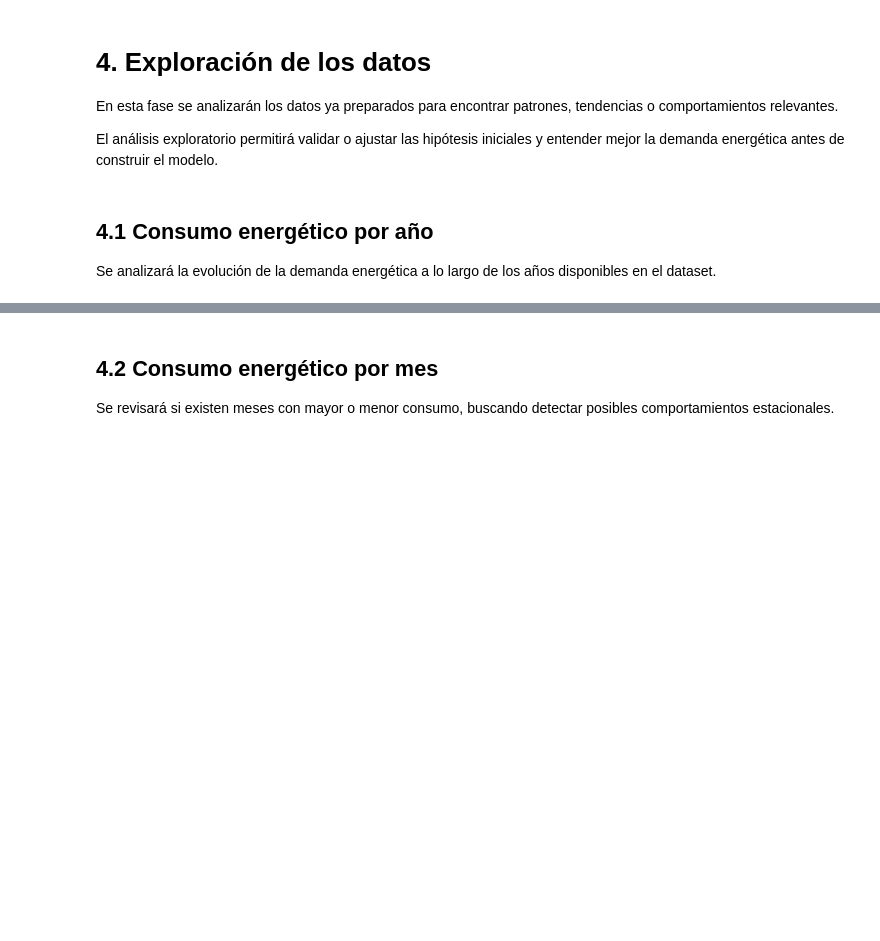
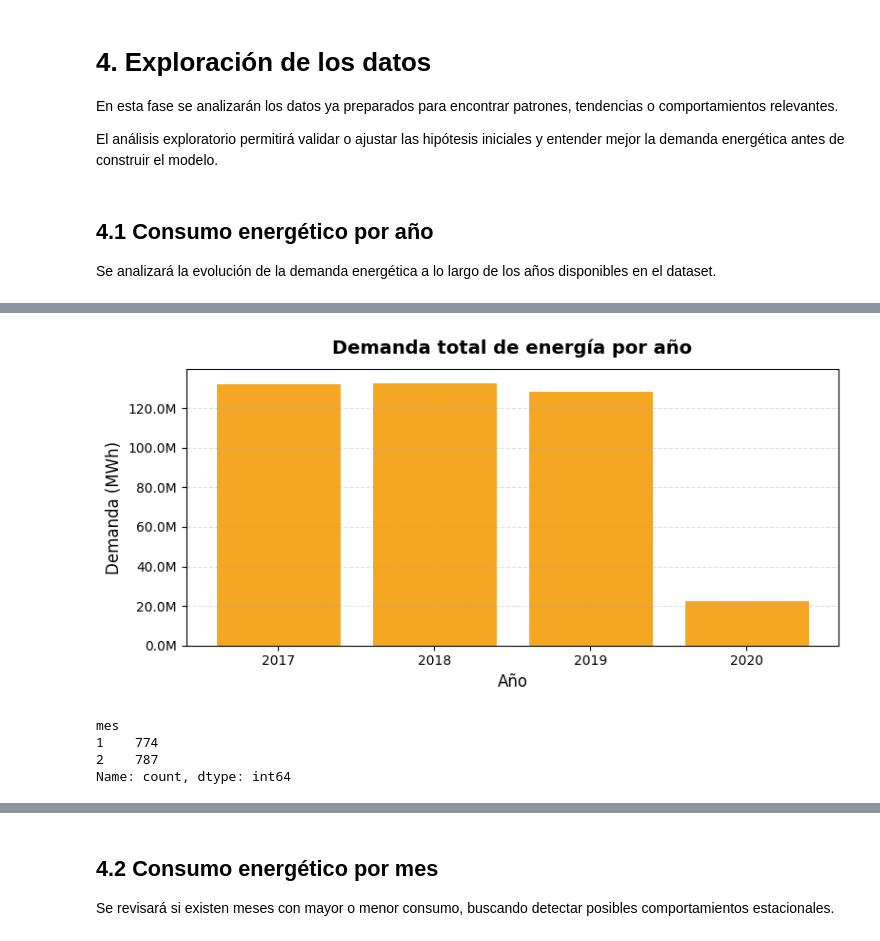
Before and after one commit to ju4n1t0x/eficiencia_energetica, a Jupyter notebook: 01_notebooks/TPI_Energia_CRISP_DM.ipynb, the cells around one changed output, grey strips where cells are left out. Drawn from its saved outputs; the diff is of its cells as text; code cells hidden in the pictures; blank space fills up the shorter version.

Commit message:
feat: notebook EDA limpio y figuras guardadas en 03_outputs

```diff
--- a/01_notebooks/TPI_Energia_CRISP_DM.ipynb
+++ b/01_notebooks/TPI_Energia_CRISP_DM.ipynb
@@ -952,3 +959,7 @@ El análisis exploratorio permitirá validar o ajustar las hipótesis iniciales
 ## 4.1 Consumo energético por año
 
 Se analizará la evolución de la demanda energética a lo largo de los años disponibles en el dataset.
+# %%
+# Cargamos el dataset limpio
+df_limpio = pd.read_csv(PROCESSED_DATA_DIR / "demanda_limpia.csv")
+df_limpio.head()
@@ -954,0 +973,30 @@ Se analizará la evolución de la demanda energética a lo largo de los años di
+# %%
+# Importamos librerias necesarias para graficar
+import matplotlib.pyplot as plt
+import matplotlib.ticker as mticker
+
+demanda_anual = df_limpio.groupby('anio')['demanda_mwh'].sum().reset_index()
+
+fig, ax = plt.subplots(figsize=(8, 4))
+ax.bar(demanda_anual['anio'], demanda_anual['demanda_mwh'],
+       color='#F5A623', edgecolor='white', linewidth=0.8)
+
+ax.set_title('Demanda total de energía por año', fontsize=14, fontweight='bold', pad=12)
+ax.set_xlabel('Año', fontsize=12)
+ax.set_ylabel('Demanda (MWh)', fontsize=12)
+ax.set_xticks(demanda_anual['anio'])
+ax.yaxis.set_major_formatter(mticker.FuncFormatter(lambda x, _: f'{x/1e6:.1f}M'))
+ax.grid(axis='y', linestyle='--', alpha=0.4)
+
+plt.tight_layout()
+plt.savefig(FIGURES_DIR / 'eda_demanda_anual.png', dpi=150)
+plt.show()
+# %% [output]
+[figure, added]
+# %%
+print(df_limpio[df_limpio['anio'] == 2020]['mes'].value_counts().sort_index())
+# %% [output]
+mes
+1    774
+2    787
+Name: count, dtype: int64
```
Also changed, not shown: parts of 29 cells of this notebook.
